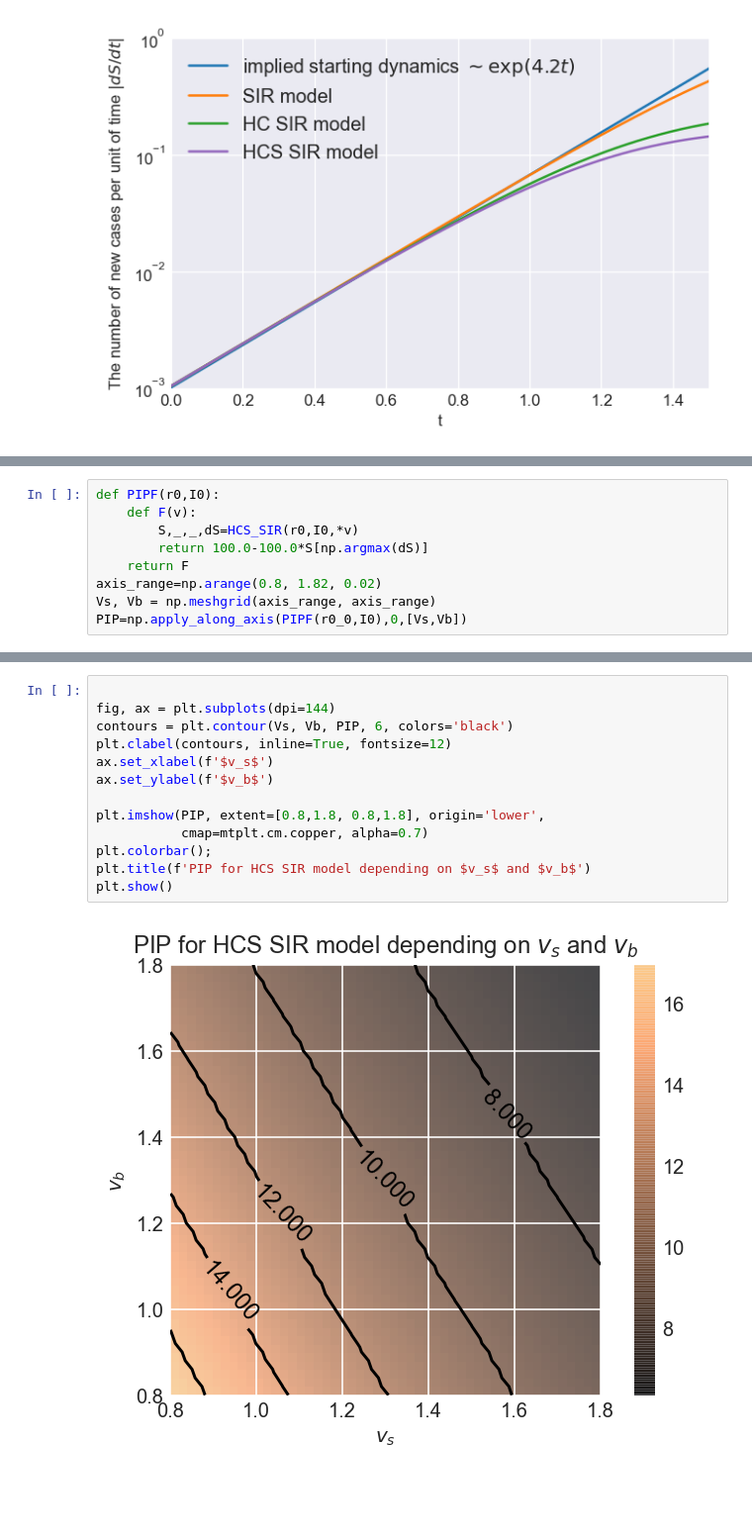
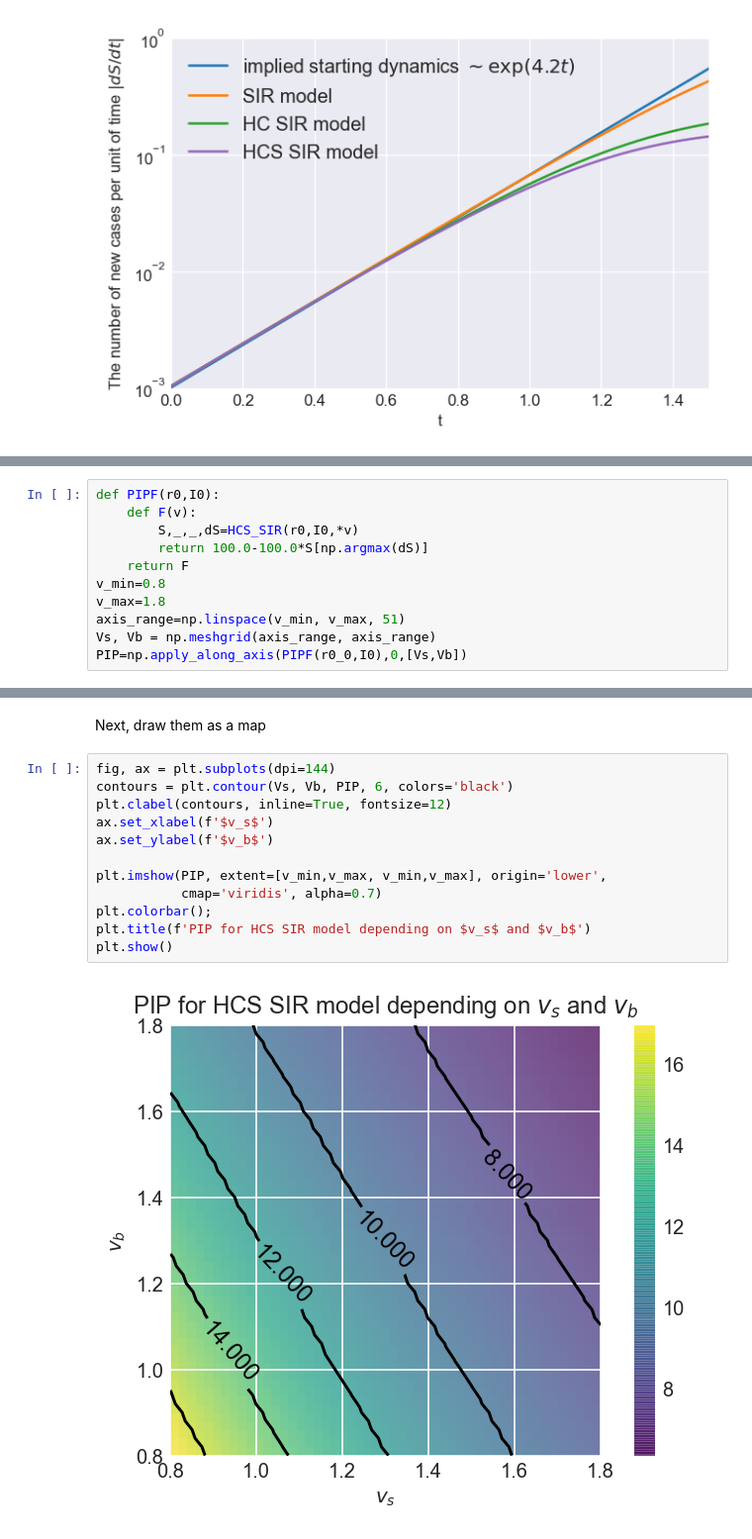
Before and after one commit to ivvaan/A-disease-spread-inhomogeneous-models, a Jupyter notebook: city_level_spread_dymamic/2_heterogeneity_in_spreading_the_disease.ipynb, the cells around one changed output, grey strips where cells are left out. Shown at 99% size. Cells and saved outputs as stored; diff of their text form; blank space fills up the shorter version.

```diff
--- a/city_level_spread_dymamic/2_heterogeneity_in_spreading_the_disease.ipynb
+++ b/city_level_spread_dymamic/2_heterogeneity_in_spreading_the_disease.ipynb
@@ -444,6 +444,8 @@ def PIPF(r0,I0):
         S,_,_,dS=HCS_SIR(r0,I0,*v)
         return 100.0-100.0*S[np.argmax(dS)]
     return F
-axis_range=np.arange(0.8, 1.82, 0.02)
+v_min=0.8
+v_max=1.8
+axis_range=np.linspace(v_min, v_max, 51)
 Vs, Vb = np.meshgrid(axis_range, axis_range)
 PIP=np.apply_along_axis(PIPF(r0_0,I0),0,[Vs,Vb])
@@ -464,15 +452,16 @@ plt.show()
+# %% [markdown]
+Next, draw them as a map
 # %%
-
 fig, ax = plt.subplots(dpi=144)
 contours = plt.contour(Vs, Vb, PIP, 6, colors='black')
 plt.clabel(contours, inline=True, fontsize=12)
 ax.set_xlabel(f'$v_s$')
 ax.set_ylabel(f'$v_b$')
 
-plt.imshow(PIP, extent=[0.8,1.8, 0.8,1.8], origin='lower',
-           cmap=mtplt.cm.copper, alpha=0.7)
+plt.imshow(PIP, extent=[v_min,v_max, v_min,v_max], origin='lower',
+           cmap='viridis', alpha=0.7)
 plt.colorbar();
 plt.title(f'PIP for HCS SIR model depending on $v_s$ and $v_b$')
 plt.show()
 # %% [output]
-[figure, old version]
+[figure, new version]
```
Also changed, not shown: parts of 9 cells of this notebook.
